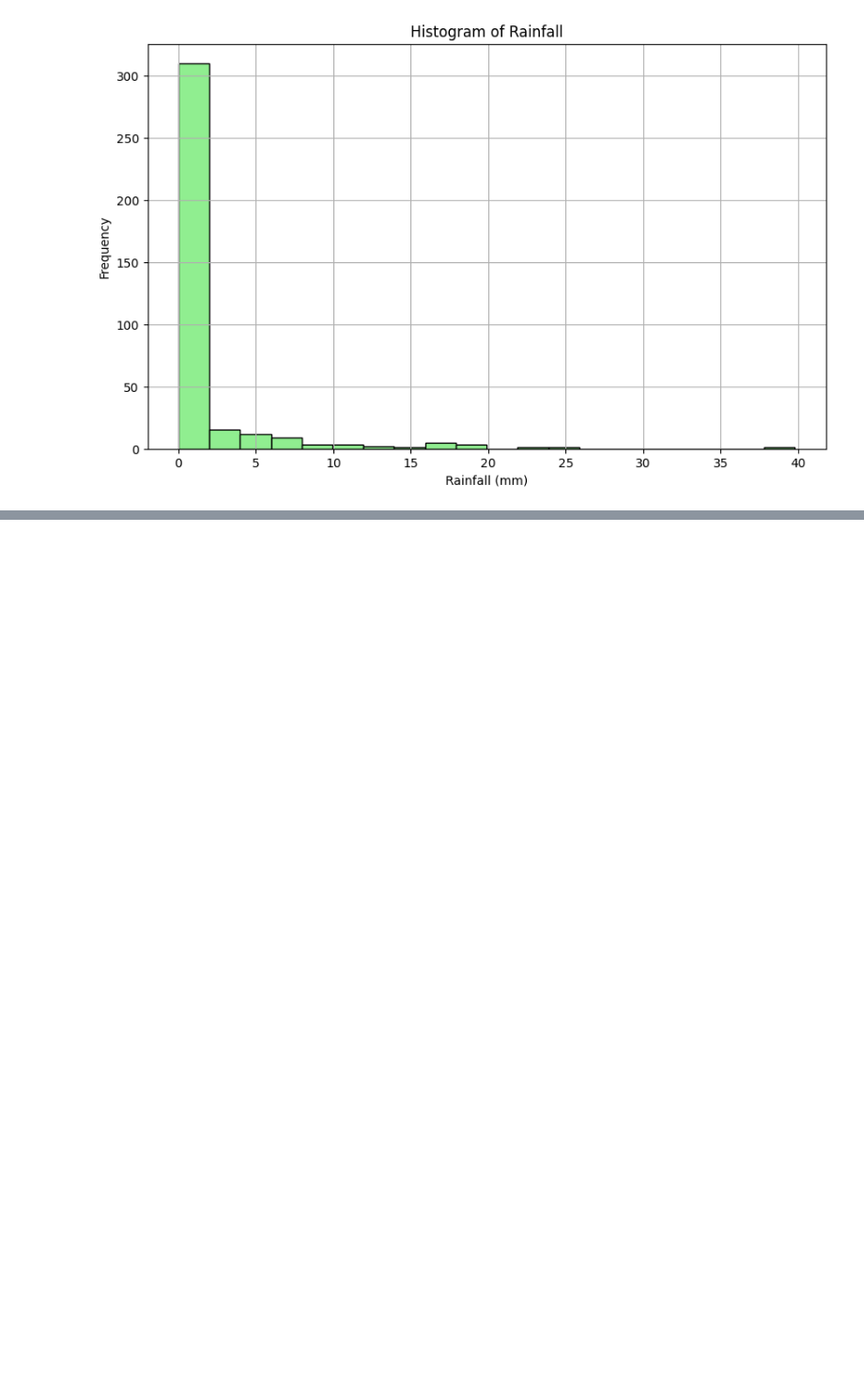
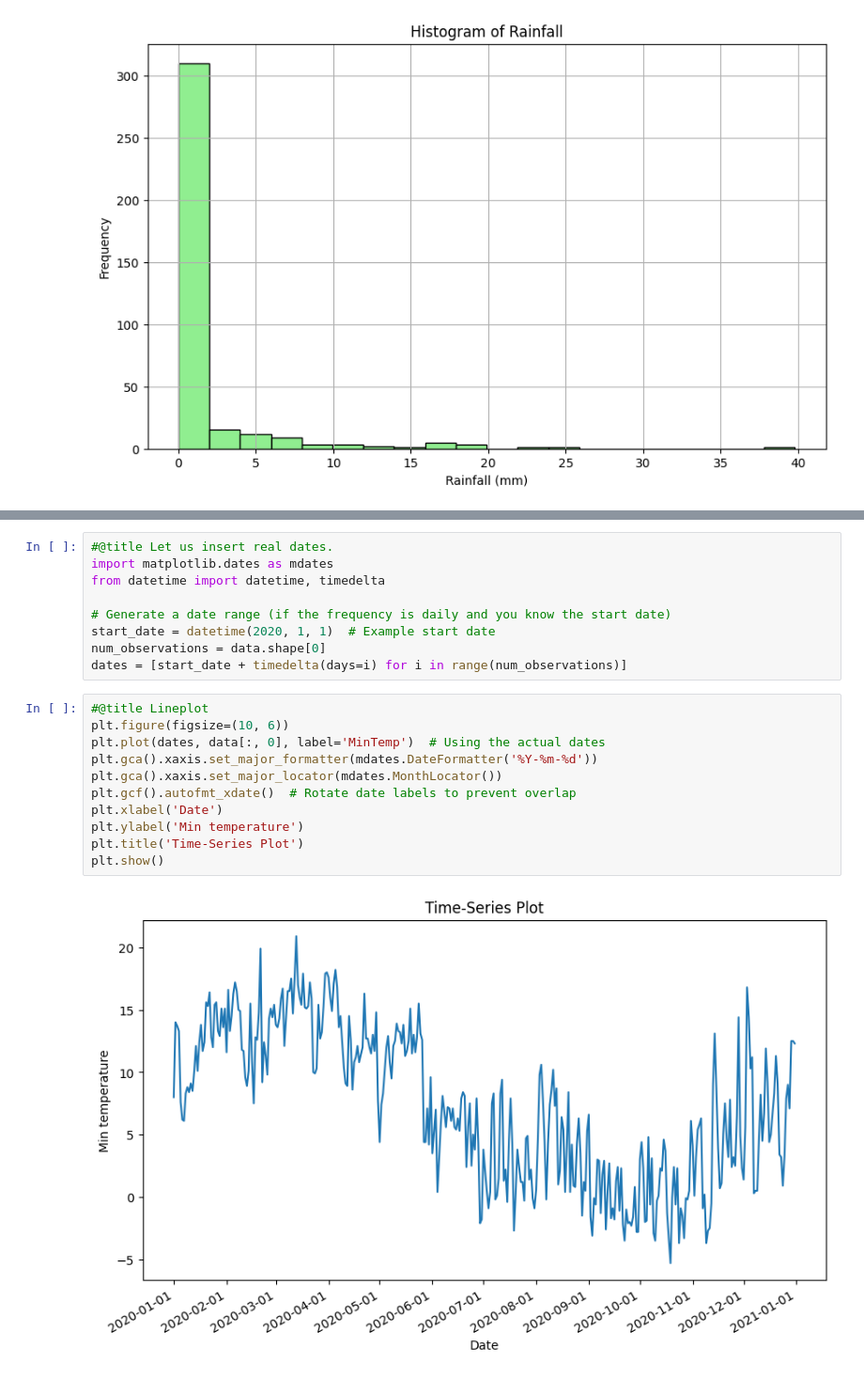
Before and after one commit to codewithssm/Weather-Data-Project, a Jupyter notebook: index.ipynb, the cells around one changed output, grey strips where cells are left out. Shown at 94% size. Drawn from its saved outputs; the diff is of its cells as text; blank space fills up the shorter version.

```diff
--- a/index.ipynb
+++ b/index.ipynb
@@ -146,3 +147,25 @@ plt.grid(True)
 plt.show()
 # %% [output]
 [figure]
+# %%
+#@title Let us insert real dates.
+import matplotlib.dates as mdates
+from datetime import datetime, timedelta
+
+# Generate a date range (if the frequency is daily and you know the start date)
+start_date = datetime(2020, 1, 1)  # Example start date
+num_observations = data.shape[0]
+dates = [start_date + timedelta(days=i) for i in range(num_observations)]
+# %%
+#@title Lineplot
+plt.figure(figsize=(10, 6))
+plt.plot(dates, data[:, 0], label='MinTemp')  # Using the actual dates
+plt.gca().xaxis.set_major_formatter(mdates.DateFormatter('%Y-%m-%d'))
+plt.gca().xaxis.set_major_locator(mdates.MonthLocator())
+plt.gcf().autofmt_xdate()  # Rotate date labels to prevent overlap
+plt.xlabel('Date')
+plt.ylabel('Min temperature')
+plt.title('Time-Series Plot')
+plt.show()
+# %% [output]
+[figure, added]
```
Also changed, not shown: parts of 8 cells of this notebook.
